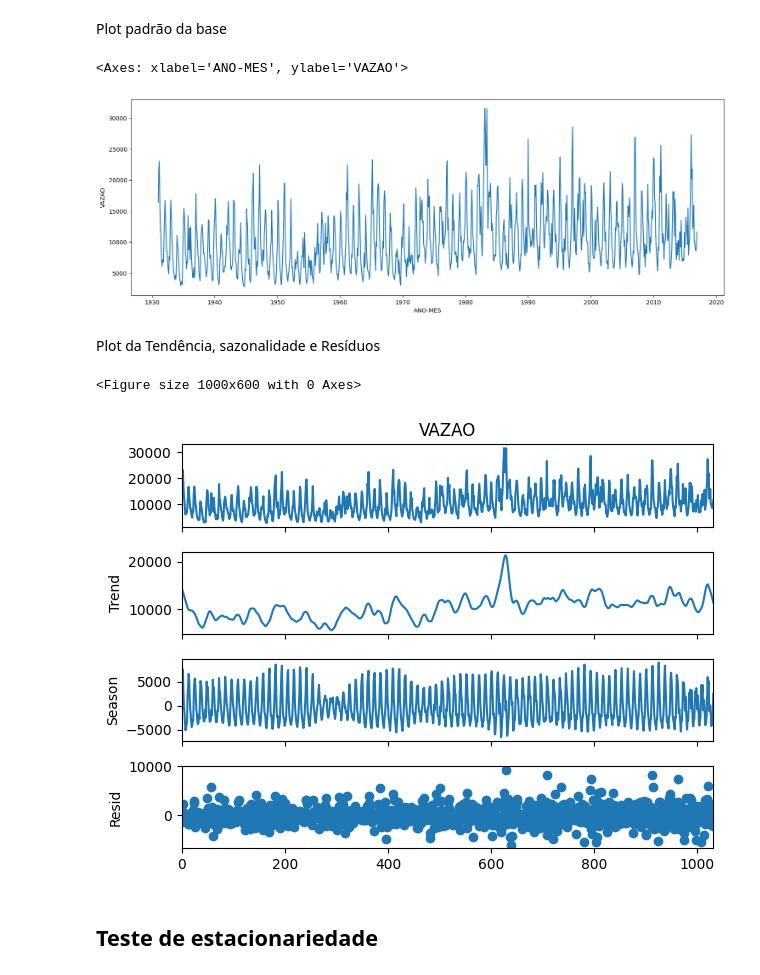
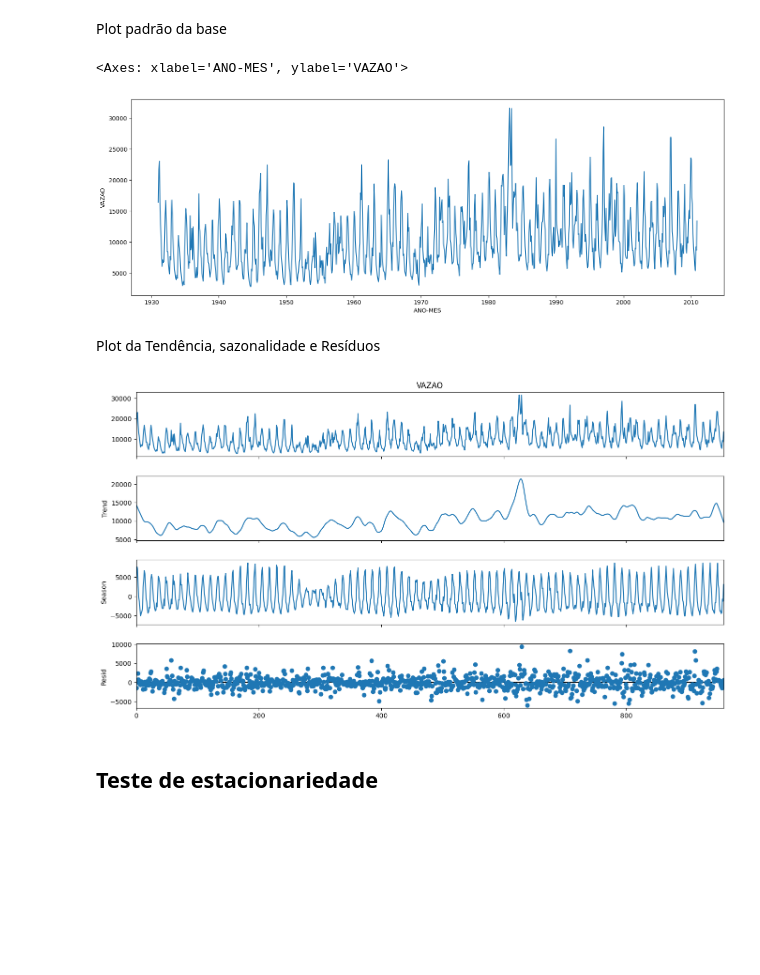
Before and after one commit to mateusbcavalcanti/SARIMAX, a Jupyter notebook: previsao_sarimax.ipynb, the cells around one changed output. Cells and saved outputs as stored; diff of their text form; code cells hidden in the pictures; blank space fills up the shorter version.

```diff
--- a/previsao_sarimax.ipynb
+++ b/previsao_sarimax.ipynb
@@ -66,0 +79,4 @@ dtype: object
+# %%
+base_treino = data.loc[(data['ANO-MES'].dt.year >=1931) & (data['ANO-MES'].dt.year <= 2010)].reset_index(drop=True)
+base_teste = data.loc[(data['ANO-MES'].dt.year >=2011) & (data['ANO-MES'].dt.year <= 2016)].reset_index(drop=True)
+base_treino
@@ -70,24 +116,23 @@ dtype: object
 Plot padrão da base
 # %%
 plt.figure(figsize=(18,6))
-sns.lineplot(data=data, x='ANO-MES', y='VAZAO')
+sns.lineplot(data=base_treino, x='ANO-MES', y='VAZAO')
 # %% [output]
 <Axes: xlabel='ANO-MES', ylabel='VAZAO'>
-[figure, old version]
+[figure, new version]
 # %% [markdown]
 Plot da Tendência, sazonalidade e Resíduos
 # %%
 #definindo a vazao como indice para que dique melhor visualizavel graficamente
 # data.set_index('ANO-MES', inplace=True)
 # data_decomposto = seasonal_decompose(data['VAZAO'], model = 'additive', period=12)
-stl = STL(data['VAZAO'], period=12)
+stl = STL(base_treino['VAZAO'], period=12)
 data_decomposto = stl.fit()
-plt.figure(figsize=(10,6))
-data_decomposto.plot()
+fig = data_decomposto.plot()
+fig.set_size_inches(15,8)
 plt.show()
 # %% [output]
-<Figure size 1000x600 with 0 Axes>
-[figure, old version]
+[figure, new version]
 # %% [markdown]
 ## Teste de estacionariedade
 # %% [markdown]
```
Also changed, not shown: parts of 7 cells of this notebook.
